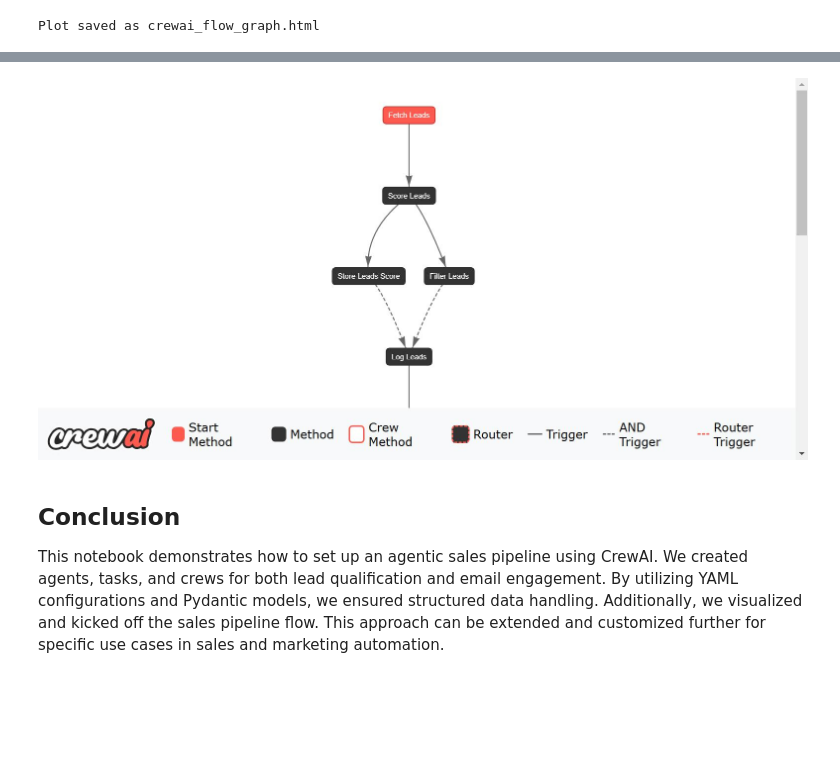
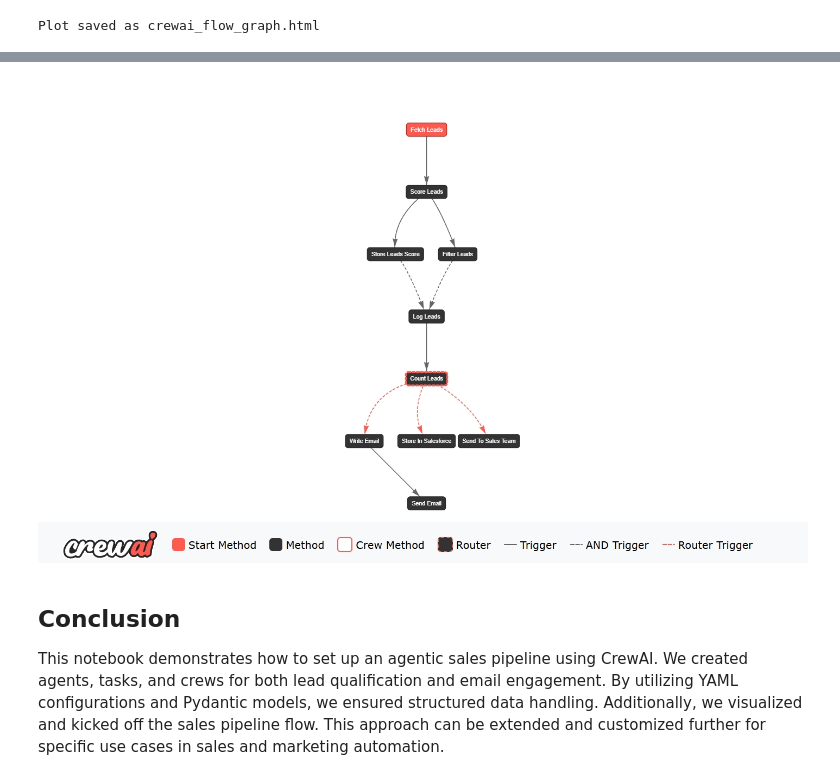
Before and after one commit to micag2025/DeepLearningAI-CrewAI, a Jupyter notebook: Practical_Multi_AI_Agents_and_Advanced_use_cases_with_CrewAI/Agentic_Sales_Pipelines/agentic_sales_pipelines.ipynb, the cells around one changed output, grey strips where cells are left out. Saved outputs shown, nothing was run; the diff lists cells and outputs as text; code cells hidden in the pictures; blank space fills up the shorter version.

```diff
--- a/Practical_Multi_AI_Agents_and_Advanced_use_cases_with_CrewAI/Agentic_Sales_Pipelines/agentic_sales_pipelines.ipynb
+++ b/Practical_Multi_AI_Agents_and_Advanced_use_cases_with_CrewAI/Agentic_Sales_Pipelines/agentic_sales_pipelines.ipynb
@@ -613,13 +505,13 @@ image.convert("RGB").save("crewai_flow_graph.jpg", "JPEG")
-# %%
-from IPython.display import Image
-
-# Path to your image
-image_path = 'crewai_flow_graph.jpg'
-
-# Display the image
-Image(filename=image_path)
-# %% [output]
-[figure, removed]
+# %%
+from IPython.display import Image
+
+# Path to your image
+image_path = 'crew_flow_graph.png'
+
+# Display the image
+Image(filename=image_path)
+# %% [output]
+[figure, added]
 # %% [markdown]
 ## Conclusion
 This notebook demonstrates how to set up an agentic sales pipeline using CrewAI. We created agents, tasks, and crews for both lead qualification and email engagement. By utilizing YAML configurations and Pydantic models, we ensured structured data handling. Additionally, we visualized and kicked off the sales pipeline flow. This approach can be extended and customized further for specific use cases in sales and marketing automation.
```
Also changed, not shown: parts of 9 cells of this notebook, 2 other files.
